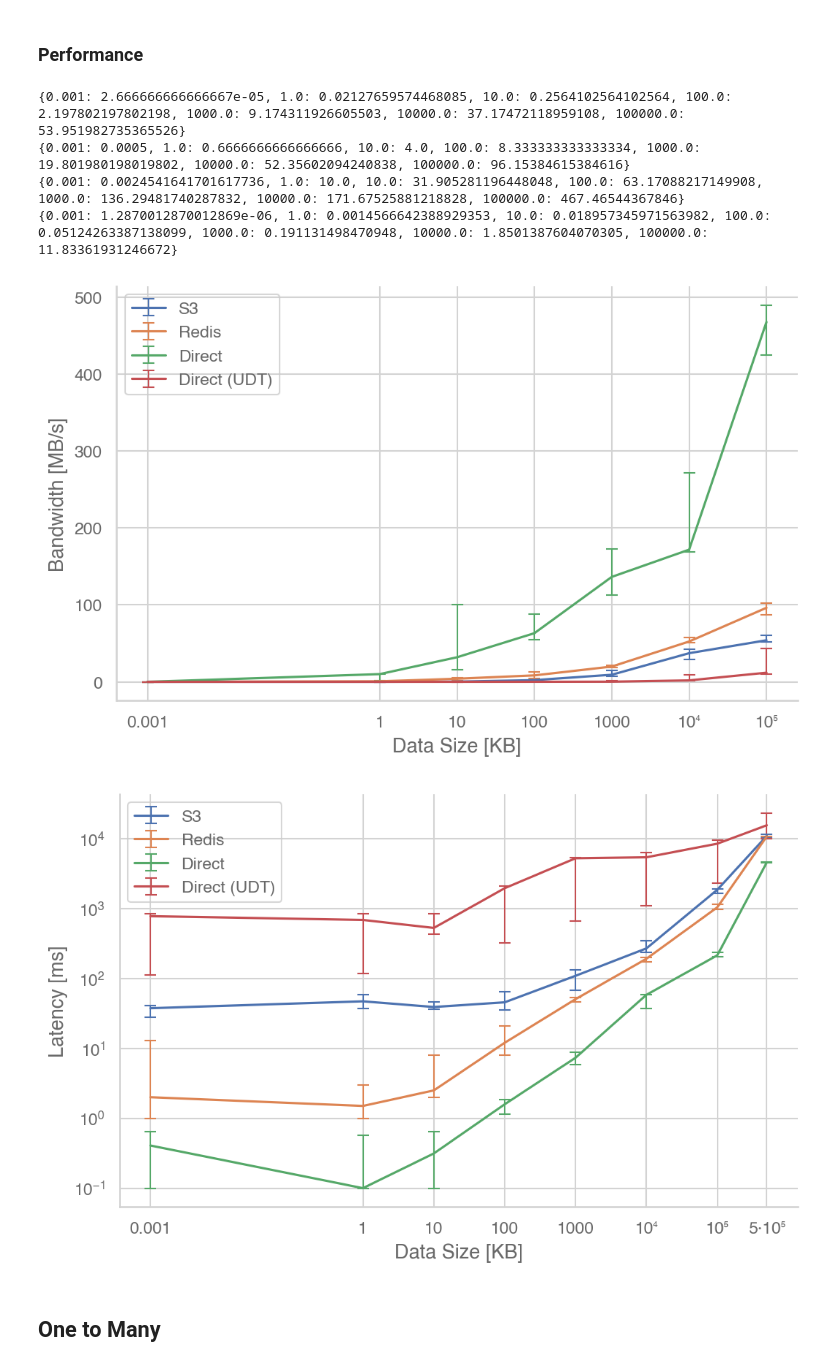
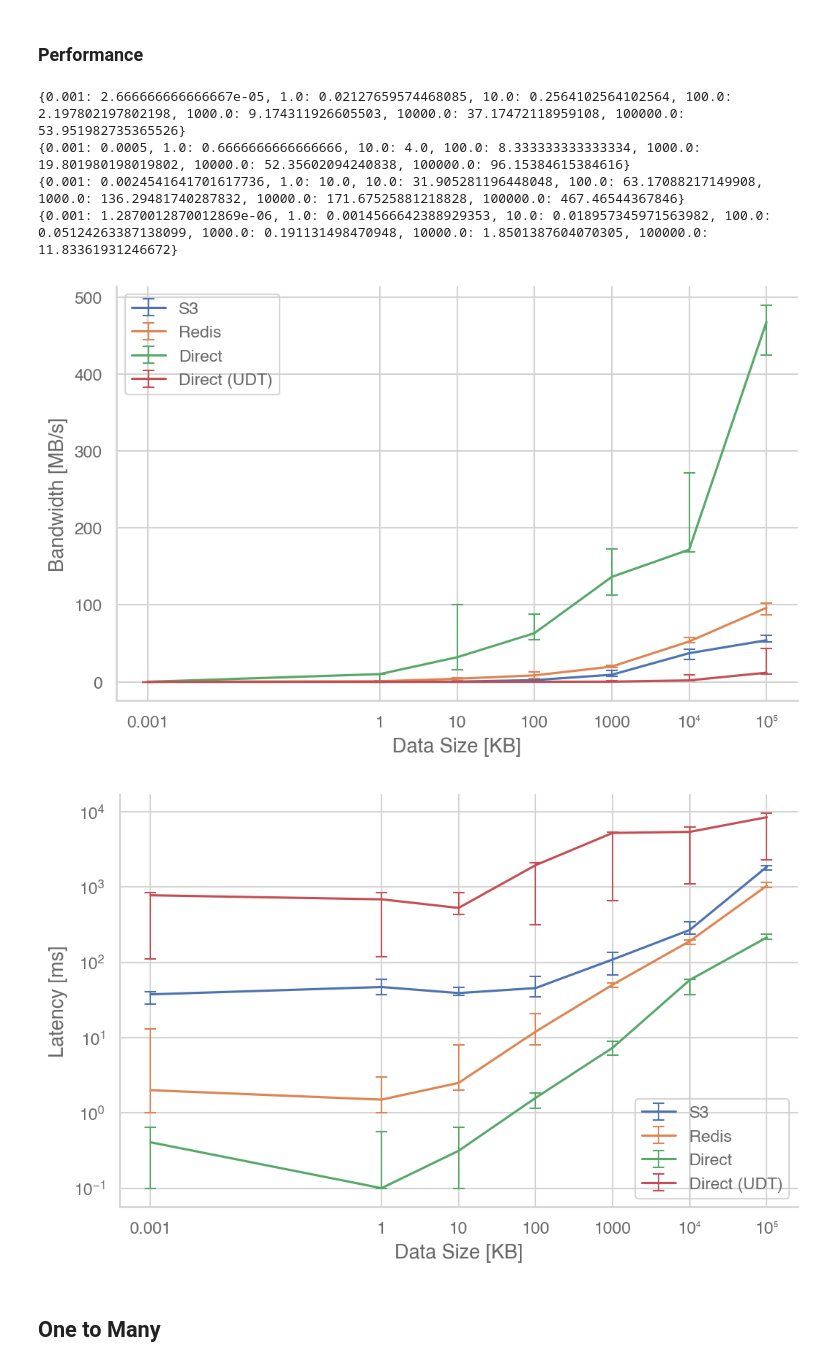
Before and after one commit to OpenCoreCH/LambdaCommBenchmarks, a Jupyter notebook: analysis/lambda_comm_benchmarks.ipynb, the cells around one changed output. Drawn from its saved outputs; the diff is of its cells as text; code cells hidden in the pictures.

Commit message:
Figure update

```diff
--- a/analysis/lambda_comm_benchmarks.ipynb
+++ b/analysis/lambda_comm_benchmarks.ipynb
@@ -237,35 +237,37 @@ for experiment_name, exp_base_path in exp_analysis.items():
     lower_error = []
     upper_error = []
     for file_size in sorted(deltas):
+        if file_size == 500000000:
+            continue
         values = list(deltas[file_size].values())
         val = np.median(values)
         plot_data[file_size / 1000] = val
         upper_ci = np.sort(values)[-2] - val
         lower_ci = val - np.sort(values)[1]
         lower_error.append(lower_ci)
         upper_error.append(upper_ci)
     ax2.set_xscale('log')
     ax2.set_xlabel("Data Size [KB]")
     ax2.set_xticks(list(plot_data.keys()))
     ax2.set_xticklabels(format_xticks(plot_data.keys()))
     ax2.set_ylabel("Latency [ms]")
     ax2.set_yscale('log')
     ax2.errorbar(plot_data.keys(), plot_data.values(), [lower_error, upper_error], elinewidth=1, capsize=4, label=experiment_name)
 
 
 
 ax.legend()
 ax2.legend()
 fig.savefig(os.path.join(OUTPUT_PATH, "p2p_bandwidth.pdf"))
 fig2.savefig(os.path.join(OUTPUT_PATH, "p2p_latency.pdf"))
 plt.show()
 # %% [output]
 {0.001: 2.666666666666667e-05, 1.0: 0.02127659574468085, 10.0: 0.2564102564102564, 100.0: 2.197802197802198, 1000.0: 9.174311926605503, 10000.0: 37.17472118959108, 100000.0: 53.951982735365526}
 {0.001: 0.0005, 1.0: 0.6666666666666666, 10.0: 4.0, 100.0: 8.333333333333334, 1000.0: 19.801980198019802, 10000.0: 52.35602094240838, 100000.0: 96.15384615384616}
 {0.001: 0.0024541641701617736, 1.0: 10.0, 10.0: 31.905281196448048, 100.0: 63.17088217149908, 1000.0: 136.29481740287832, 10000.0: 171.67525881218828, 100000.0: 467.46544367846}
 {0.001: 1.2870012870012869e-06, 1.0: 0.0014566642388929353, 10.0: 0.018957345971563982, 100.0: 0.05124263387138099, 1000.0: 0.191131498470948, 10000.0: 1.8501387604070305, 100000.0: 11.83361931246672}
 [figure]
-[figure, old version]
+[figure, new version]
 # %% [markdown]
 ## One to Many
 # %% [markdown]
```
